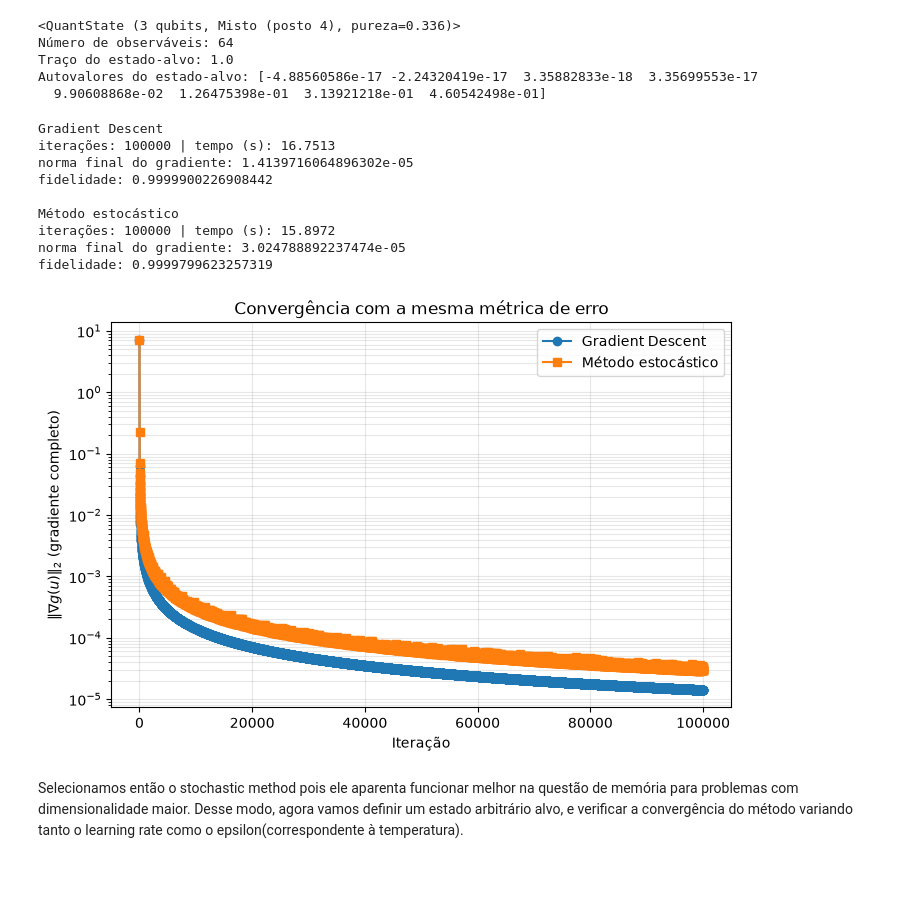
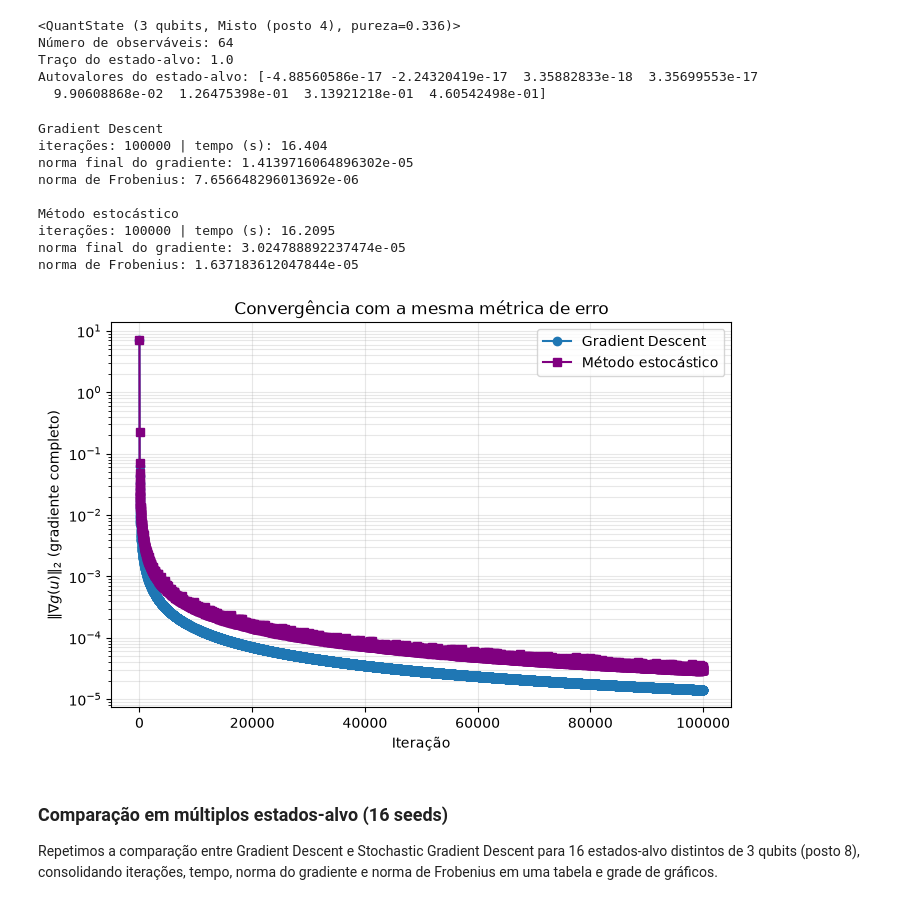
Before and after one commit to davivad013/Quantum-Tomography, a Jupyter notebook: apresentacao.ipynb, the cells around one changed output. Cells and saved outputs as stored; diff of their text form; code cells hidden in the pictures; blank space fills up the shorter version.

```diff
--- a/apresentacao.ipynb
+++ b/apresentacao.ipynb
@@ -172,46 +124,48 @@ rho_st = normalizar_rho(rho_a_partir_de_u(u_st, H, Q, epsilon))
 print("Gradient Descent")
 print("iterações:", it_gd, "| tempo (s):", round(tempo_gd, 4))
 print("norma final do gradiente:", np.linalg.norm(er.dual_gradient(u_gd, H, Q, q, epsilon)))
-print("fidelidade:", qt.fidelidade(rho_gd, estado_alvo.rho))
+print("norma de Frobenius:", qt.frobenius_distance(rho_gd, estado_alvo.rho))
 
 print("\nMétodo estocástico")
 print("iterações:", it_st, "| tempo (s):", round(tempo_st, 4))
 print("norma final do gradiente:", np.linalg.norm(er.dual_gradient(u_st, H, Q, q, epsilon)))
-print("fidelidade:", qt.fidelidade(rho_st, estado_alvo.rho))
+print("norma de Frobenius:", qt.frobenius_distance(rho_st, estado_alvo.rho))
 # %% [output]
 Gradient Descent
-iterações: 100000 | tempo (s): 16.7513
+iterações: 100000 | tempo (s): 16.404
 norma final do gradiente: 1.4139716064896302e-05
-fidelidade: 0.9999900226908442
+norma de Frobenius: 7.656648296013692e-06
 
 Método estocástico
-iterações: 100000 | tempo (s): 15.8972
+iterações: 100000 | tempo (s): 16.2095
 norma final do gradiente: 3.024788892237474e-05
-fidelidade: 0.9999799623257319
+norma de Frobenius: 1.637183612047844e-05
 # %%
 # O GD registra todos os passos; selecionamos os mesmos instantes usados no SGD.
 hist_gd = np.asarray(grad_gd)
 hist_gd = hist_gd[hist_gd[:, 0] % check_every == 0]
 grad_gd_final = np.linalg.norm(er.dual_gradient(u_gd, H, Q, q, epsilon))
 if hist_gd[-1, 0] != it_gd:
     hist_gd = np.vstack([hist_gd, [it_gd, grad_gd_final]])
 
 hist_st = np.asarray(hist_st)
 grad_inicial = np.linalg.norm(
     er.dual_gradient(np.zeros(len(q)), H, Q, q, epsilon)
 )
 hist_st = np.vstack([[0, grad_inicial], hist_st])
 
 plt.figure(figsize=(8, 5))
 plt.semilogy(hist_gd[:, 0], hist_gd[:, 1], "o-", label="Gradient Descent")
-plt.semilogy(hist_st[:, 0], hist_st[:, 1], "s-", label="Método estocástico")
+plt.semilogy(hist_st[:, 0], hist_st[:, 1], "s-", label="Método estocástico", color="purple")
 plt.xlabel("Iteração")
 plt.ylabel(r"$\|\nabla g(u)\|_2$ (gradiente completo)")
 plt.title("Convergência com a mesma métrica de erro")
 plt.grid(True, which="both", alpha=0.3)
 plt.legend()
 plt.show()
 # %% [output]
-[figure, old version]
+[figure, new version]
-# %% [markdown]
-Selecionamos então o stochastic method pois ele aparenta funcionar melhor na questão de memória para problemas com dimensionalidade maior. Desse modo, agora vamos definir um estado arbitrário alvo, e verificar a convergência do método variando tanto o learning rate como o epsilon(correspondente à temperatura).
+# %% [markdown]
+### Comparação em múltiplos estados-alvo (16 seeds)
+
+Repetimos a comparação entre Gradient Descent e Stochastic Gradient Descent para 16 estados-alvo distintos de 3 qubits (posto 8), consolidando iterações, tempo, norma do gradiente e norma de Frobenius em uma tabela e grade de gráficos.
```
Also changed, not shown: parts of 32 cells of this notebook, 48 other files.
